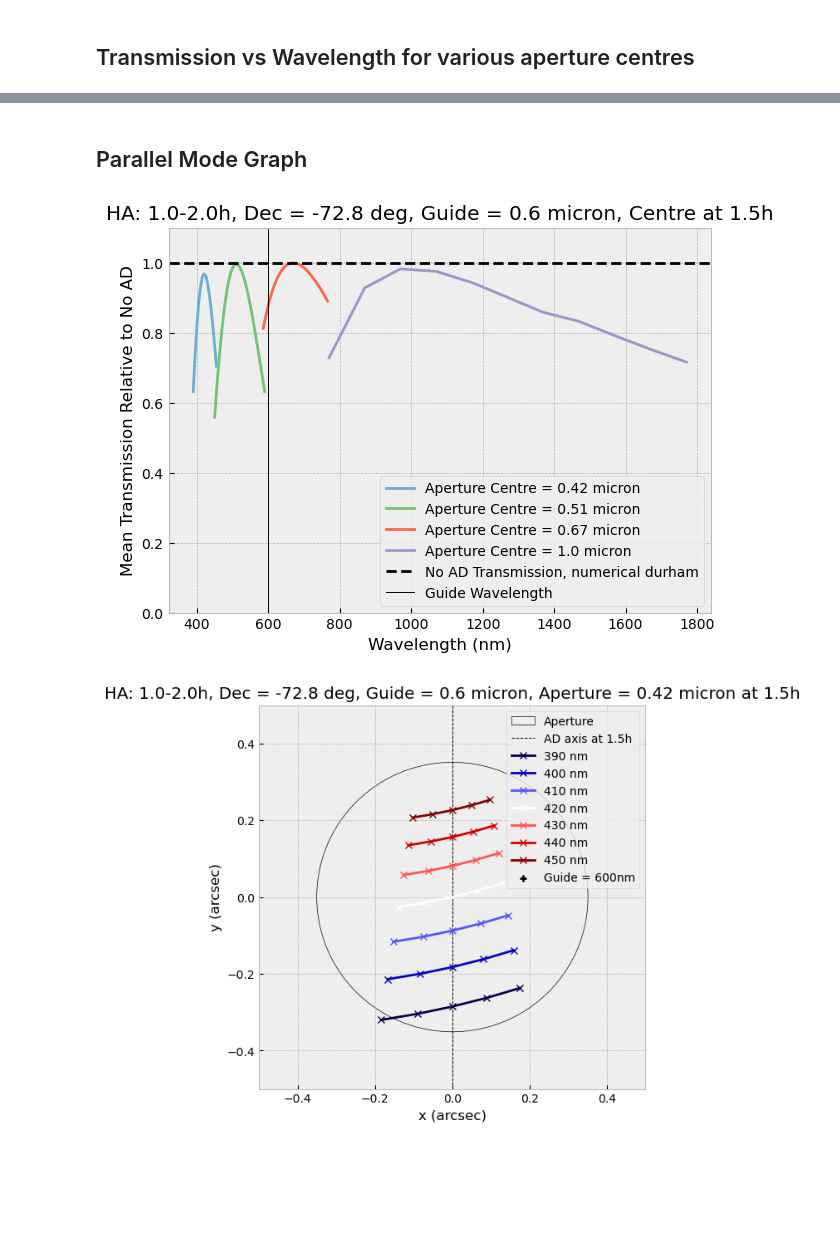
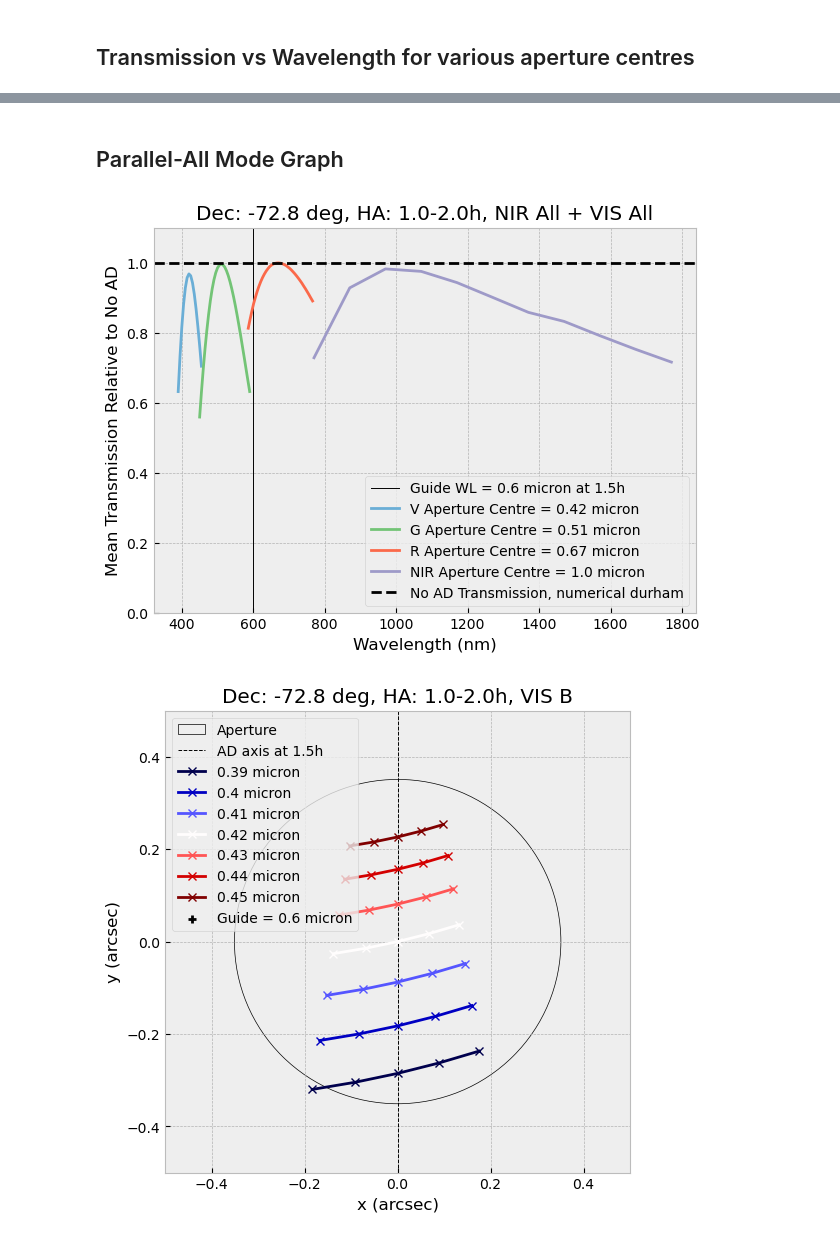
Before and after one commit to JamianStephan/MOSAIC-AD-Analysis, a Jupyter notebook: Main-Version/Integration Graphs.ipynb, the cells around one changed output, grey strips where cells are left out. Drawn from its saved outputs; the diff is of its cells as text; code cells hidden in the pictures; blank space fills up the shorter version.

```diff
--- a/Main-Version/Integration Graphs.ipynb
+++ b/Main-Version/Integration Graphs.ipynb
@@ -241,8 +183,8 @@ int_analysis.track_plot(analysis,y_axis="centring")
 # %% [markdown]
-## Parallel Mode Graph
+## Parallel-All Mode Graph
 # %%
 #Following function plots integration transmission average for parallel observations
-def plot_integ_trans_parallel(analysis,aperture_B,aperture_V,aperture_R,aperture_NIR,guide,normalise="no AD",method="numerical moffat",aperture="circle",sample_val=[1*u.nm,1*u.nm],scale_val=0.01,parallatic=True,centring="mid HA",VIS_diameter=0.72*u.arcsec):
+def plot_parallel_integ_all(analysis,aperture_B,aperture_V,aperture_R,aperture_NIR,guide,normalise="no AD",method="numerical moffat",aperture="circle",sample_val=[1*u.nm,1*u.nm],scale_val=0.01,parallatic=True,centring="mid HA",VIS_diameter=0.72*u.arcsec):
     weights_r = np.arange(0, len(aperture_NIR)+2)
     norm_r = mpl.colors.Normalize(vmin=min(weights_r), vmax=max(weights_r))
     cmap_red = mpl.cm.ScalarMappable(norm=norm_r, cmap=mpl.cm.Purples)
@@ -262,63 +204,57 @@ def plot_integ_trans_parallel(analysis,aperture_B,aperture_V,aperture_R,aperture
     integ_transmissions,opt_transmission=int_analysis.integ_trans(analysis,aperture_B,guide,parallatic,centring)
 
     plt.figure(figsize=[7,5])
+    plt.axvline(x=guide.value*1000,color='black',linewidth=0.7,label='Guide WL = {} at {}'.format(guide,analysis.input['centred_on']))
+
     if normalise == "none":
         for count,i in enumerate(integ_transmissions):
-            plt.plot(analysis.output['wavelengths'],np.array(i),label='Aperture Centre = {}'.format(aperture_B[count]),color=cmap_blue.to_rgba(len(aperture_B)-count))
+            plt.plot(analysis.output['wavelengths'],np.array(i),label='V Aperture Centre = {}'.format(aperture_B[count]),color=cmap_blue.to_rgba(len(aperture_B)-count))
         plt.plot(analysis.output['wavelengths'],opt_transmission,color='black',linestyle='--')
-
     if normalise == "no AD":
         for count,i in enumerate(integ_transmissions):
-            plt.plot(analysis.output['wavelengths'],np.array(i)/np.array(opt_transmission),label='Aperture Centre = {}'.format(aperture_B[count]),color=cmap_blue.to_rgba(len(aperture_B)-count))
+            plt.plot(analysis.output['wavelengths'],np.array(i)/np.array(opt_transmission),label='V Aperture Centre = {}'.format(aperture_B[count]),color=cmap_blue.to_rgba(len(aperture_B)-count))
 
     analysis.load_band("LR","VIS","V","V",sampling=sample_val[0])
     analysis.output['aperture_diameter']=VIS_diameter
     analysis.make_aperture(aperture,method,scale_val)
     integ_transmissions,opt_transmission=int_analysis.integ_trans(analysis,aperture_V,guide,parallatic,centring)
-
     if normalise == "none":
         for count,i in enumerate(integ_transmissions):
-            plt.plot(analysis.output['wavelengths'],np.array(i),label='Aperture Centre = {}'.format(aperture_V[count]),color=cmap_green.to_rgba(len(aperture_V)-count))
+            plt.plot(analysis.output['wavelengths'],np.array(i),label='G Aperture Centre = {}'.format(aperture_V[count]),color=cmap_green.to_rgba(len(aperture_V)-count))
         plt.plot(analysis.output['wavelengths'],opt_transmission,color='black',linestyle='--')
-
     if normalise == "no AD":
         for count,i in enumerate(integ_transmissions):
-            plt.plot(analysis.output['wavelengths'],np.array(i)/np.array(opt_transmission),label='Aperture Centre = {}'.format(aperture_V[count]),color=cmap_green.to_rgba(len(aperture_V)-count))
+            plt.plot(analysis.output['wavelengths'],np.array(i)/np.array(opt_transmission),label='G Aperture Centre = {}'.format(aperture_V[count]),color=cmap_green.to_rgba(len(aperture_V)-count))
 
     analysis.load_band("LR","VIS","R","R",sampling=sample_val[0])
     analysis.output['aperture_diameter']=VIS_diameter
     analysis.make_aperture(aperture,method,scale_val)
     integ_transmissions,opt_transmission=int_analysis.integ_trans(analysis,aperture_R,guide,parallatic,centring)
-
     if normalise == "none":
         for count,i in enumerate(integ_transmissions):
-            plt.plot(analysis.output['wavelengths'],np.array(i),label='Aperture Centre = {}'.format(aperture_R[count]),color=cmap_vr.to_rgba(len(aperture_R)-count))
+            plt.plot(analysis.output['wavelengths'],np.array(i),label='R Aperture Centre = {}'.format(aperture_R[count]),color=cmap_vr.to_rgba(len(aperture_R)-count))
         plt.plot(analysis.output['wavelengths'],opt_transmission,color='black',linestyle='--')
-
     if normalise == "no AD":
         for count,i in enumerate(integ_transmissions):
-            plt.plot(analysis.output['wavelengths'],np.array(i)/np.array(opt_transmission),label='Aperture Centre = {}'.format(aperture_R[count]),color=cmap_vr.to_rgba(len(aperture_R)-count))
+            plt.plot(analysis.output['wavelengths'],np.array(i)/np.array(opt_transmission),label='R Aperture Centre = {}'.format(aperture_R[count]),color=cmap_vr.to_rgba(len(aperture_R)-count))
 
     analysis.load_band("LR","NIR","IY","H",sampling=sample_val[1])
     analysis.make_aperture(aperture,method,scale_val)
     integ_transmissions,opt_transmission=int_analysis.integ_trans(analysis,aperture_NIR,guide,parallatic,centring)
-
     if normalise == "none":
         for count,i in enumerate(integ_transmissions):
-            plt.plot(analysis.output['wavelengths'],np.array(i),label='Aperture Centre = {}'.format(aperture_NIR[count]),color=cmap_red.to_rgba(len(aperture_NIR)-count))
+            plt.plot(analysis.output['wavelengths'],np.array(i),label='NIR Aperture Centre = {}'.format(aperture_NIR[count]),color=cmap_red.to_rgba(len(aperture_NIR)-count))
         plt.ylabel("Mean Transmission")
         plt.plot(analysis.output['wavelengths'],opt_transmission,label='No AD Transmission',color='black',linestyle='--')
     if normalise == "no AD":
         for count,i in enumerate(integ_transmissions):
-            plt.plot(analysis.output['wavelengths'],np.array(i)/np.array(opt_transmission),label='Aperture Centre = {}'.format(aperture_NIR[count]),color=cmap_red.to_rgba(len(aperture_NIR)-count))
+            plt.plot(analysis.output['wavelengths'],np.array(i)/np.array(opt_transmission),label='NIR Aperture Centre = {}'.format(aperture_NIR[count]),color=cmap_red.to_rgba(len(aperture_NIR)-count))
         plt.axhline(y=1,label='No AD Transmission, {}'.format(analysis.input['method']),color='black',linestyle='--')
         plt.ylabel("Mean Transmission Relative to No AD")
 
     plt.ylim(0,1.1)
     plt.xlabel("Wavelength (nm)")
-    plt.axvline(x=guide.value*1000,color='black',linewidth=0.7,label='Guide Wavelength')
-    #if analysis.input['HA_range'] != []:
-        #plt.title("Guide = {}, HA {}-{}, Dec = {}, Centre at = {}h".format(guide,analysis.input['HA_range'][0],analysis.input['HA_range'][-1],analysis.input['targ_dec'],analysis.input['HA_range'][analysis.input['centred_on']]))
+    plt.title("Dec: {}, HA: {}-{}h, NIR All + VIS All".format(targ_dec,analysis.input['HA_range'][0],analysis.input['HA_range'][-1]))
     plt.legend()
 # %%
 #To plot parallel graphs, it is much more compact as a function takes care of the bands.
@@ -337,34 +273,33 @@ guide=.6*u.micron
 #Desired airmasses
 analysis.load_airmasses(HA_range=HA_range,targ_dec=targ_dec)
 #Calculates shifts/transmissions/mean transmission and plots
-plot_integ_trans_parallel(analysis,aperture_B,aperture_V,aperture_R,aperture_NIR,guide,method="numerical durham",aperture="hexagons",sample_val=[5*u.nm,100*u.nm],centring=centring,parallatic=True)
-plt.title("HA: {}-{}h, Dec = {}, Guide = {}, Centre at {}".format(analysis.input['HA_range'][0],analysis.input['HA_range'][-1],analysis.input['targ_dec'],guide,analysis.input['centred_on']))
+plot_parallel_integ_all(analysis,aperture_B,aperture_V,aperture_R,aperture_NIR,guide,method="numerical durham",aperture="hexagons",sample_val=[5*u.nm,100*u.nm],centring=centring)
 
 #Corresponding track plots to above graph. Number of HA values, and so centred_on, and sampling has changed to reduce information on the plot.
 # #Two options for y-axis: "centring", which is +y axis is along centring index dispersion direction, or "PA" where +y axis is PA=0
 analysis=AD_analysis()
 analysis.load_band('LR','VIS','B','B',sampling=10*u.nm) #Change for wanted observing mode
 analysis.load_airmasses(HA_range=np.linspace(1,2,5),targ_dec=targ_dec)
 analysis.calculate_shifts(guide,aperture_B[0],centring=centring)
 int_analysis.track_plot(analysis,y_axis="centring")
 
 analysis=AD_analysis()
 analysis.load_band('LR','VIS','V','V',sampling=20*u.nm) #Change for wanted observing mode
 analysis.load_airmasses(HA_range=np.linspace(1,2,5),targ_dec=targ_dec)
 analysis.calculate_shifts(guide,aperture_V[0],centring=centring)
 int_analysis.track_plot(analysis,y_axis="centring")
 
 analysis=AD_analysis()
 analysis.load_band('LR','VIS','R','R',sampling=30*u.nm) #Change for wanted observing mode
 analysis.load_airmasses(HA_range=np.linspace(1,2,5),targ_dec=targ_dec)
 analysis.calculate_shifts(guide,aperture_R[0],centring=centring)
 int_analysis.track_plot(analysis,y_axis="centring")
 
 analysis=AD_analysis()
 analysis.load_band('LR','NIR','IY','H',sampling=200*u.nm) #Change for wanted observing mode
 analysis.load_airmasses(HA_range=np.linspace(1,2,5),targ_dec=targ_dec)
 analysis.calculate_shifts(guide,aperture_NIR[0],centring=centring)
 int_analysis.track_plot(analysis,y_axis="centring")
 # %% [output]
-[figure, old version]
+[figure, new version]
-[figure, old version]
+[figure, new version]
```
Also changed, not shown: parts of 13 cells of this notebook, 8 other files.
